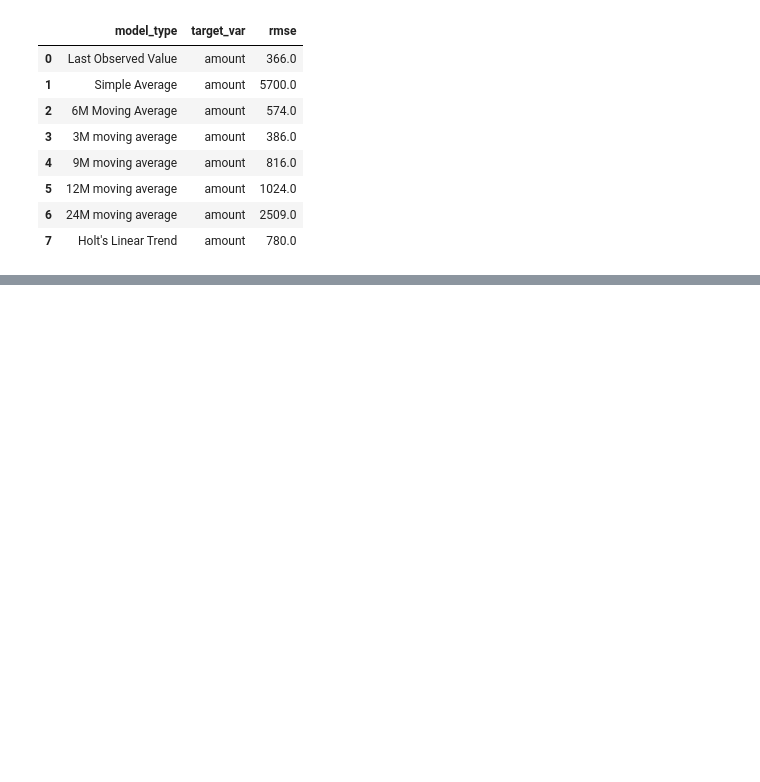
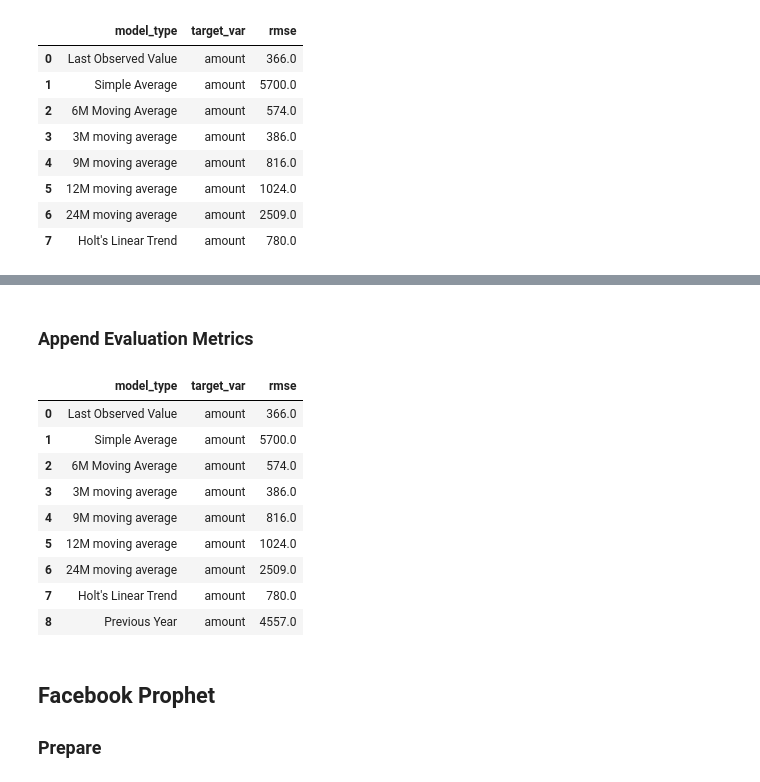
Before and after one commit to aleclhartman/financial_modeling, a Jupyter notebook: saas/eda_and_forecasting.ipynb, the cells around one changed output, grey strips where cells are left out. Cells and saved outputs as stored; diff of their text form; code cells hidden in the pictures; blank space fills up the shorter version.

```diff
--- a/saas/eda_and_forecasting.ipynb
+++ b/saas/eda_and_forecasting.ipynb
@@ -658,0 +740,19 @@ eval_df.set_index("model_type").rmse.plot.bar()
+# %% [markdown]
+### Append Evaluation Metrics
+# %%
+eval_df = append_eval_df(model_type="Previous Year")
+eval_df
+# %% [output]
+|  | model_type | target_var | rmse |
+| 0 | Last Observed Value | amount | 366.0 |
+| 1 | Simple Average | amount | 5700.0 |
+| 2 | 6M Moving Average | amount | 574.0 |
+| 3 | 3M moving average | amount | 386.0 |
+| 4 | 9M moving average | amount | 816.0 |
+| 5 | 12M moving average | amount | 1024.0 |
+| 6 | 24M moving average | amount | 2509.0 |
+| 7 | Holt's Linear Trend | amount | 780.0 |
+| 8 | Previous Year | amount | 4557.0 |
+# %% [markdown]
+## Facebook Prophet
+### Prepare
```
Also changed, not shown: parts of 17 cells of this notebook.
